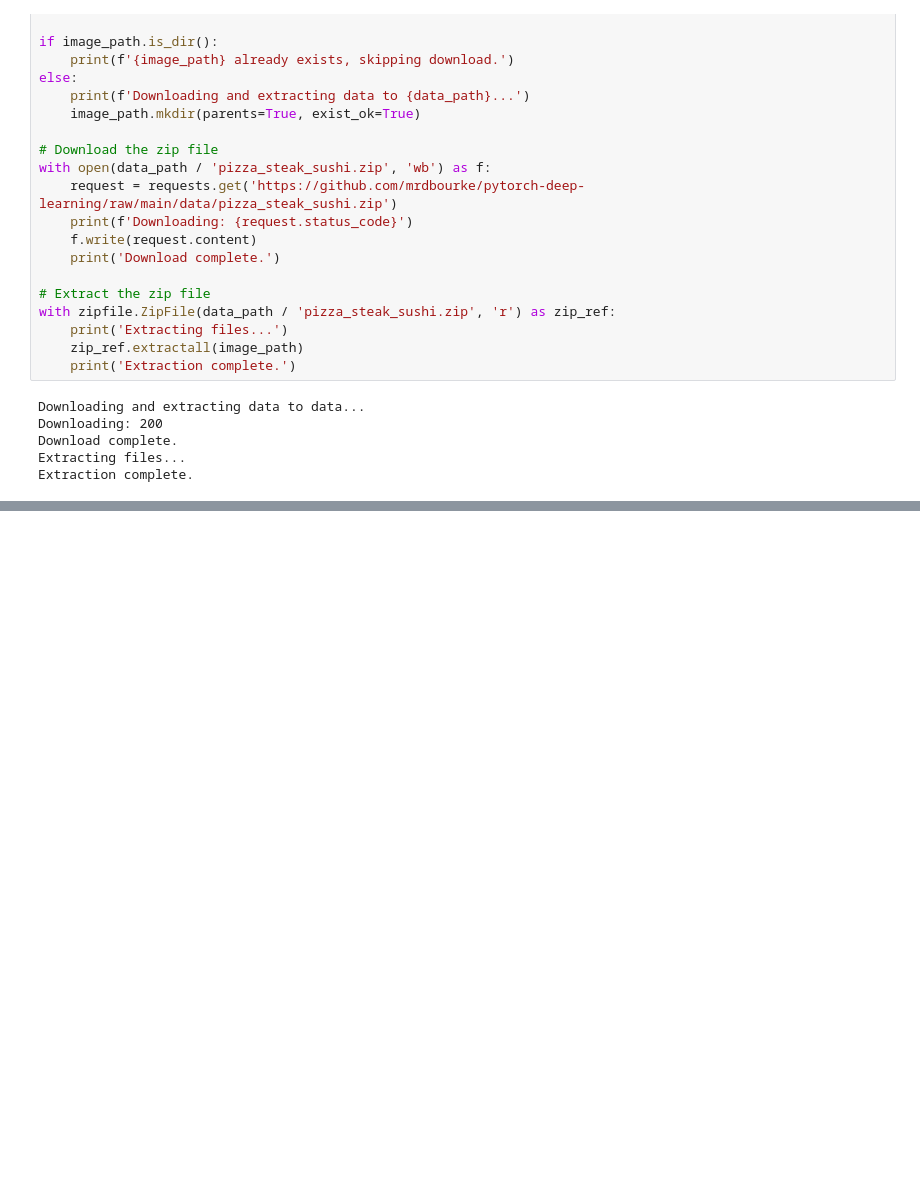
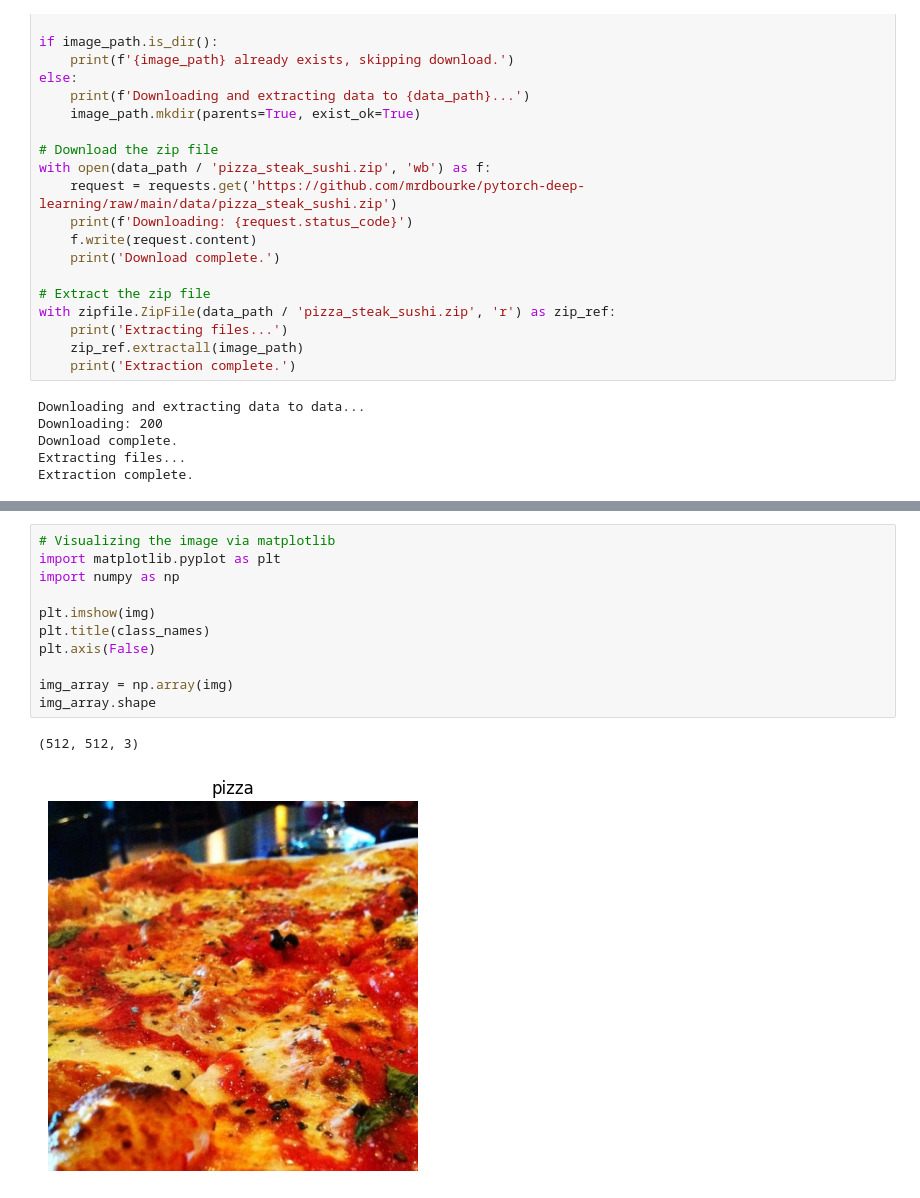
Before and after one commit to McLight-Note/AI-self-study, a Jupyter notebook: Project_13_PyTorch/Custom_datasets.ipynb, the cells around one changed output, grey strips where cells are left out. Cells and saved outputs as stored; diff of their text form; blank space fills up the shorter version.

```diff
--- a/Project_13_PyTorch/Custom_datasets.ipynb
+++ b/Project_13_PyTorch/Custom_datasets.ipynb
@@ -44,0 +126,14 @@ Extraction complete.
+# %%
+# Visualizing the image via matplotlib
+import matplotlib.pyplot as plt
+import numpy as np
+
+plt.imshow(img)
+plt.title(class_names)
+plt.axis(False)
+
+img_array = np.array(img)
+img_array.shape
+# %% [output]
+(512, 512, 3)
+[figure, added]
```
Also changed, not shown: parts of 9 cells of this notebook, 2 other files.
